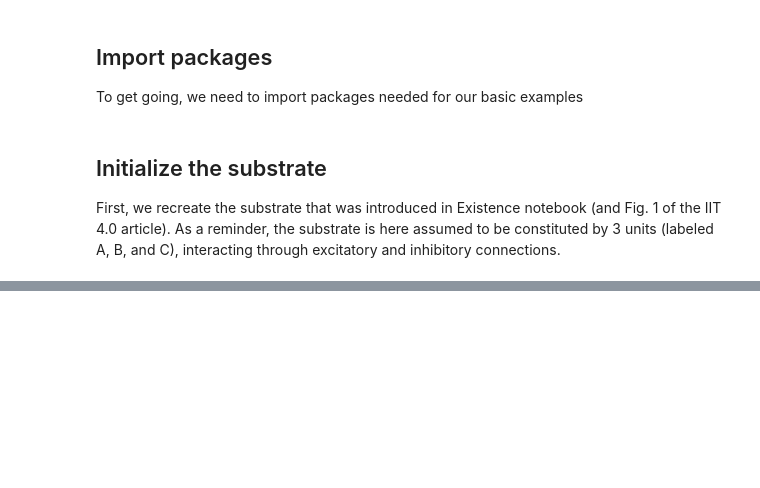
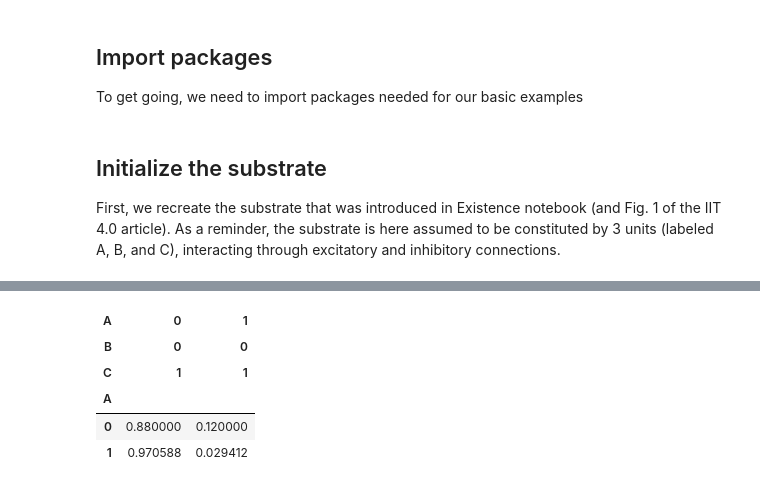
Before and after one commit to bjorneju/IIT_wiki_tutorial, a Jupyter notebook: notebooks/2_intrinsicality.ipynb, the cells around one changed output, grey strips where cells are left out. Saved outputs shown, nothing was run; the diff lists cells and outputs as text; code cells hidden in the pictures; blank space fills up the shorter version.

```diff
--- a/notebooks/2_intrinsicality.ipynb
+++ b/notebooks/2_intrinsicality.ipynb
@@ -74,3 +189,12 @@ So, we first need to find the TPM of the candidate substrate, AB, given that uni
+# %%
+candidate_tpm.droplevel(list(background_conditions.keys()))
+# %% [output]
+| A | 0 | 1 |
+| B | 0 | 0 |
+| C | 1 | 1 |
+| A |  |  |
+| 0 | 0.880000 | 0.120000 |
+| 1 | 0.970588 | 0.029412 |
 # %%
 # visualize the subsystem TPM in its state-by-state form
 viz.substrate_state_by_state(substrate)
```
Also changed, not shown: parts of 20 cells of this notebook, 7 other files.
